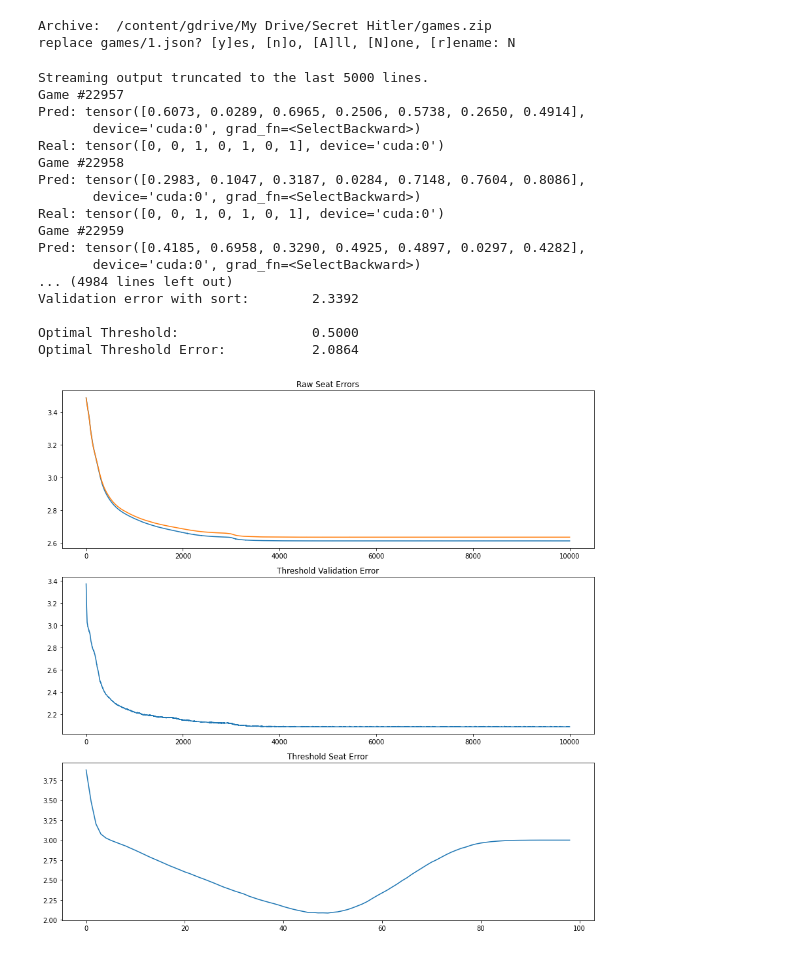
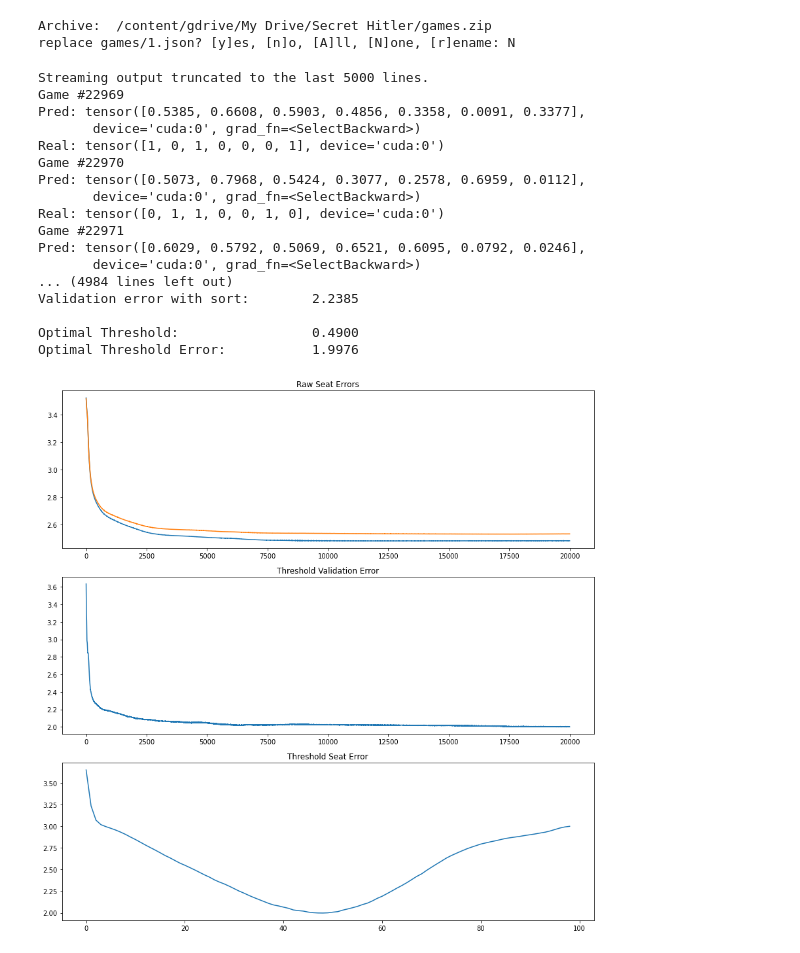
Before and after one commit to aviguptatx/DeepRed, a Jupyter notebook: RNN.ipynb, the cells around one changed output. Drawn from its saved outputs; the diff is of its cells as text; code cells hidden in the pictures.

Commit message:
Feature engineer card conflicts. Fix conflict bugs and remove games with fake conflicts. Reduced error to 2.0000

```diff
--- a/RNN.ipynb
+++ b/RNN.ipynb
@@ -352,7 +356,7 @@ class RNN(nn.Module):
         self.hx = Variable(torch.zeros(1, len(self.X), self.n_neurons).to(device))
 
 # Number of nodes in input layer
-N_INPUT = 98
+N_INPUT = 105
 
 # Number of games
 N_GAMES = 25000
@@ -360,12 +364,9 @@ N_GAMES = 25000
 # Training set
 X, Y, train_game_numbers, train_seq_lengths, train_conflicts = populate_inputs(2, int(N_GAMES * 0.8), 1)
 
-print(len(X))
-
 # Validation set
 validation_X, validation_Y, validation_game_numbers, validation_seq_lengths, validation_conflicts = populate_inputs(int(N_GAMES * 0.8), int(N_GAMES * 1), 1)
 
-print(len(validation_conflicts))
 
 # Testing set
 test_X, test_Y, _, test_seq_lengths, _ = populate_inputs(int(N_GAMES * 0.8), N_GAMES - 1, 1)
@@ -379,7 +380,7 @@ test_X = torch.as_tensor(test_X, dtype=torch.float32).to(device)
 test_Y = torch.as_tensor(test_Y).to(device)
 
 # Hyperparameters
-N_EPOCHS = 10000
+N_EPOCHS = 20000
 # LEARNING_RATE = .01
 # LAMBDA_ = 0.0012
 # N_NEURONS = 40
@@ -390,7 +391,7 @@ N_EPOCHS = 10000
 
 lr_array = [0.0015]
 lambda_array = [0.0004]
-n_neurons_array = [7]
+n_neurons_array = [12]
 
 
 # Grid search
@@ -546,32 +547,29 @@ for LEARNING_RATE in lr_array:
             print("Number of Input Nodes:          " + str(N_INPUT))
 
             print("\n" + '\033[1m' + "Custom Metrics")
+
             # Print the average conflict confidence on the training set
             sum = 0
             count = 0
             for game in range(len(train_conflicts)):
                 for seat_number in range(7):
-                    if (train_conflicts[game][1][seat_number]):
+                    if (train_conflicts[game][seat_number]):
                         count += 1
-                        sum += last_states[train_game_numbers.index(train_conflicts[game][0])][seat_number]
+                        sum += last_states[game][seat_number]
             print('\033[21m' + "Training Conflict Confidence:   " + "%.4f" % (sum / count))
 
             # Print the average conflict confidence on the validation set
             sum = 0
             count = 0
-            correctness = 0
+            correct = 0
             for game in range(len(validation_conflicts)):
                 for seat_number in range(7):
-                    if (validation_conflicts[game][1][seat_number]):
+                    if (validation_conflicts[game][seat_number]):
                         count += 1
-                        correctness += prediction[validation_game_numbers.index(validation_conflicts[game][0])][seat_number] > .5
-                        sum += prediction[validation_game_numbers.index(validation_conflicts[game][0])][seat_number]
+                        correct += prediction[game][seat_number] > .5
+                        sum += prediction[game][seat_number]
             print("Validation Conflict Confidence: " + "%.4f" % (sum / count))
-            print("Validation Conflict Percent Correct: " + "%.4f" % (100 * correctness / count))
-
-            # for i in range(len(validation_conflicts)):
-            #   print("Game Number: " + str(validation_conflicts[i][0]))
-            #   print("Conf array: " + str(validation_conflicts[i][1]))
+            print("Validation Conflict Percent Correct: " + "%.4f" % (100 * correct / count))
 
             # Data after half of the epochs
             print("\n" + '\033[1m' + "Halfway")
@@ -612,42 +610,42 @@ for LEARNING_RATE in lr_array:
 
             # # Graph Validation Error
             # plt.subplot(3, 1, 2)
             # plt.title("Validation Error")
             # plt.plot(validation_seat_errors)
 
             # Graph validation set error
             plt.subplot(3, 1, 2)
             plt.title("Threshold Validation Error")
             plt.plot(rounded_validation_seat_errors)
 
             # Graph Validation Threshold Error
             plt.subplot(3, 1, 3)
             plt.title("Threshold Seat Error")
             plt.plot(threshold_validation_seat_errors)
 
             # Pad graphs so the titles and graphs don't overlap
             plt.tight_layout()
 
             # Show plot
             plt.show()
 
 # files.download("Hyperparameter_Setups.csv")
 # %% [output]
 Streaming output truncated to the last 5000 lines.
-Game #22957
-Pred: tensor([0.6073, 0.0289, 0.6965, 0.2506, 0.5738, 0.2650, 0.4914],
+Game #22969
+Pred: tensor([0.5385, 0.6608, 0.5903, 0.4856, 0.3358, 0.0091, 0.3377],
        device='cuda:0', grad_fn=<SelectBackward>)
-Real: tensor([0, 0, 1, 0, 1, 0, 1], device='cuda:0')
-Game #22958
-Pred: tensor([0.2983, 0.1047, 0.3187, 0.0284, 0.7148, 0.7604, 0.8086],
+Real: tensor([1, 0, 1, 0, 0, 0, 1], device='cuda:0')
+Game #22970
+Pred: tensor([0.5073, 0.7968, 0.5424, 0.3077, 0.2578, 0.6959, 0.0112],
        device='cuda:0', grad_fn=<SelectBackward>)
-Real: tensor([0, 0, 1, 0, 1, 0, 1], device='cuda:0')
-Game #22959
-Pred: tensor([0.4185, 0.6958, 0.3290, 0.4925, 0.4897, 0.0297, 0.4282],
+Real: tensor([0, 1, 1, 0, 0, 1, 0], device='cuda:0')
+Game #22971
+Pred: tensor([0.6029, 0.5792, 0.5069, 0.6521, 0.6095, 0.0792, 0.0246],
        device='cuda:0', grad_fn=<SelectBackward>)
 ... (4984 lines left out)
-Validation error with sort:        2.3392
+Validation error with sort:        2.2385
 
-Optimal Threshold:                 0.5000
-Optimal Threshold Error:           2.0864
+Optimal Threshold:                 0.4900
+Optimal Threshold Error:           1.9976
-[figure, old version]
+[figure, new version]
```
Also changed, not shown: parts of 2 cells of this notebook.
